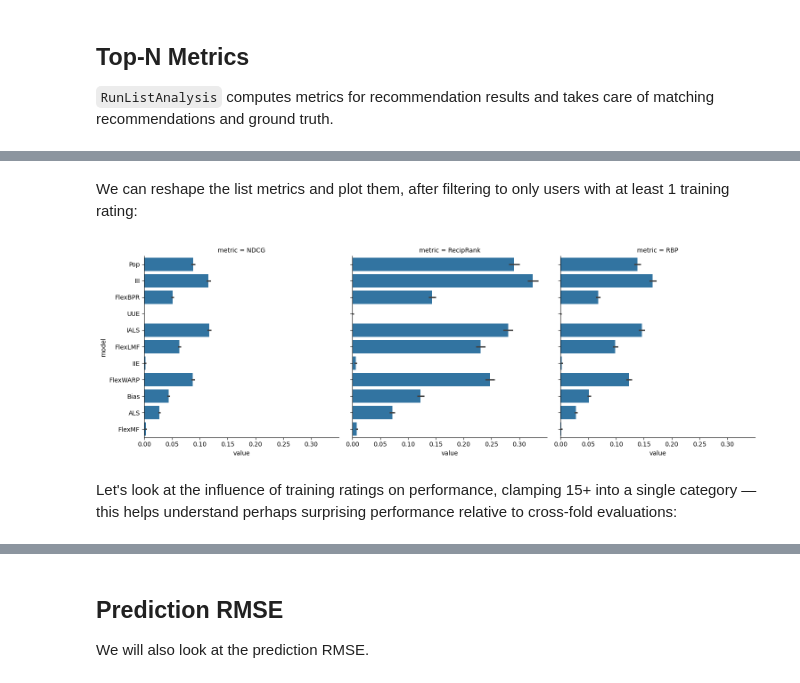
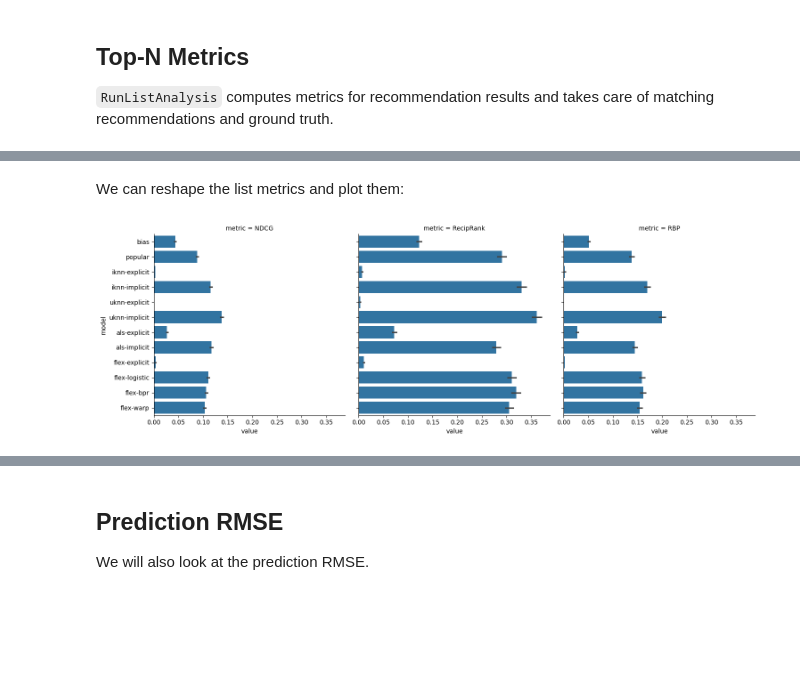
Before and after one commit to lenskit/lk-demo-experiment, a Jupyter notebook: eval-report.ml-32m.ipynb, the cells around one changed output, grey strips where cells are left out. Drawn from its saved outputs; the diff is of its cells as text; code cells hidden in the pictures; blank space fills up the shorter version.

```diff
--- a/eval-report.ml-32m.ipynb
+++ b/eval-report.ml-32m.ipynb
@@ -39,9 +36,11 @@ dirs = [fld for fld in output_root.glob(f'{dataset}-*')]
+# %%
+dirs = [rd for rd in run_dir.iterdir() if rd.is_dir()]
 # %%
 recs = ItemListCollection(['model', 'user_id'], index=False)
 for fld in dirs:
     for file in fld.glob("recs-*"):
         rec = ItemListCollection.load_parquet(file)
-        recs.add_from(rec, model=fld.name.split("-")[-1])
+        recs.add_from(rec, model=fld.name)
 # %%
 rec_algos = sorted(set(a for (a, _u) in recs.keys()))
 rec_algos
@@ -62,6 +62,6 @@ preds = ItemListCollection(['model', 'user_id'], index=False)
 for fld in dirs:
     for file in fld.glob("pred-*"):
         pred = ItemListCollection.load_parquet(file)
-        preds.add_from(pred, model=fld.name.split("-")[-1])
+        preds.add_from(pred, model=fld.name)
 # %% [markdown]
 We need to load the test data so that we have the ground truths for computing accuracy.
@@ -77,3 +68,5 @@ train_users = train_users[train_users['rating_count'] > 0]
+# %%
+test = ItemListCollection.load_parquet(f"data-split/{dataset}/test.parquet")
 # %% [markdown]
 ## Top-N Metrics
 
@@ -110,14 +103,9 @@ rec_results.list_summary('model')
 # %% [markdown]
-We can reshape the list metrics and plot them, after filtering to only users with at least 1 training rating:
+We can reshape the list metrics and plot them:
 # %%
 metrics = rec_results.list_metrics()
 metrics = metrics.melt(var_name='metric', ignore_index=False).reset_index()
-metrics = metrics[metrics['user_id'].isin(train_users.index)]
 sns.catplot(metrics, y='model', x='value', col='metric', kind='bar')
 plt.show()
 # %% [output]
-[figure, old version]
+[figure, new version]
-# %% [markdown]
-Let's look at the influence of training ratings on performance, clamping 15+
-into a single category — this helps understand perhaps surprising performance
-relative to cross-fold evaluations:
```
Also changed, not shown: parts of 12 cells of this notebook, 15 other files.
